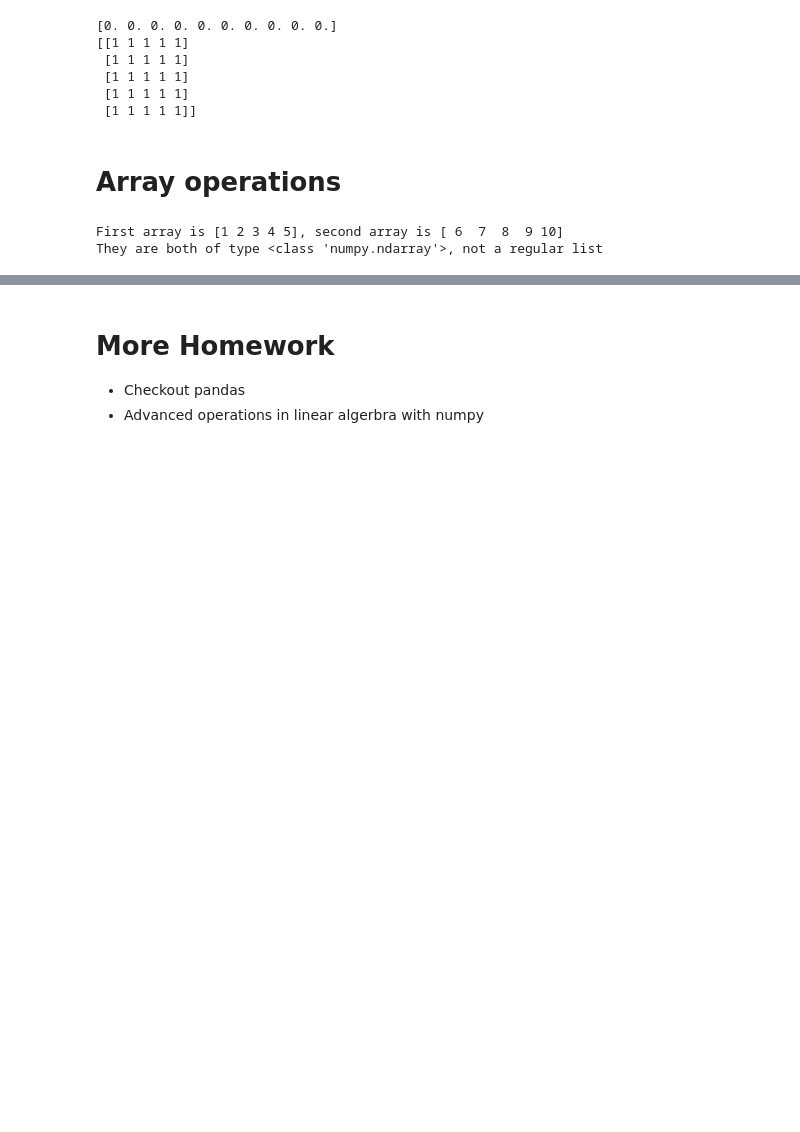
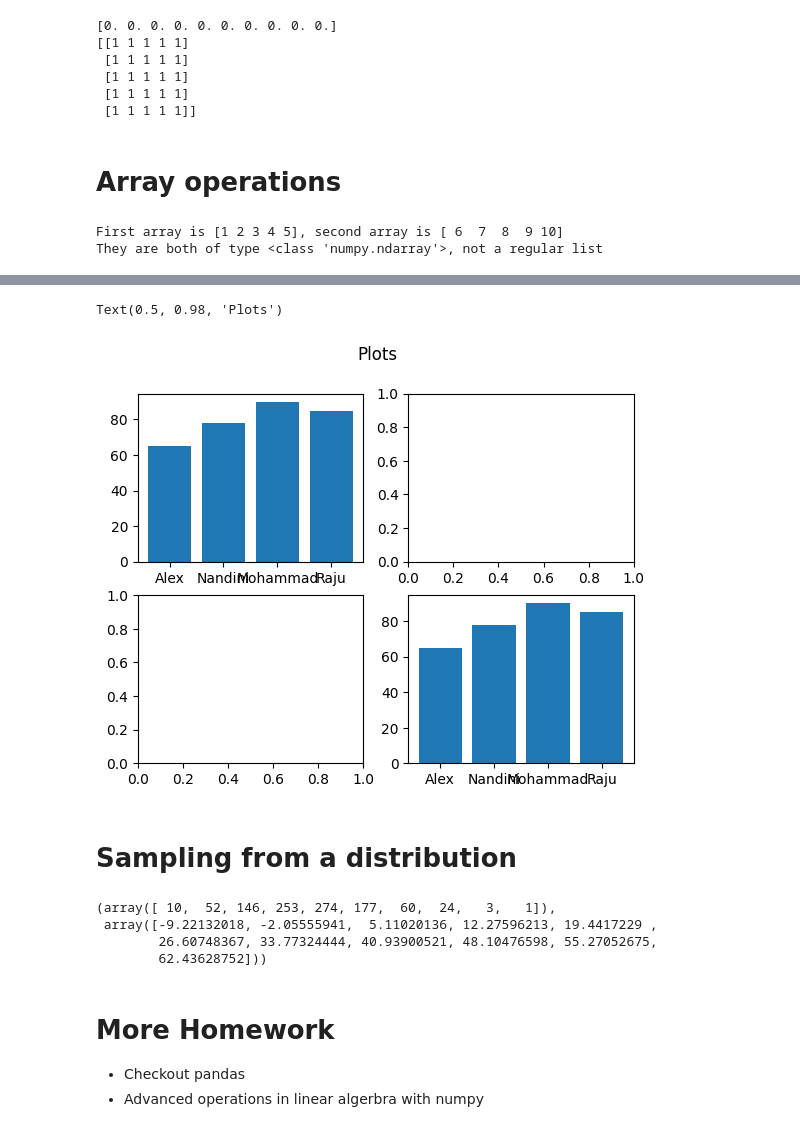
Before and after one commit to sid-sank/Computational-Statistics, a Jupyter notebook: Class_02.ipynb, the cells around one changed output, grey strips where cells are left out. Cells and saved outputs as stored; diff of their text form; code cells hidden in the pictures; blank space fills up the shorter version.

```diff
--- a/Class_02.ipynb
+++ b/Class_02.ipynb
@@ -219,3 +310,22 @@ print(sum_arr, sub_arr, mul_arr, div_arr)
+# %%
+fig, ax = plt.subplots(2,2)
+ax[0,0].bar(scores_dict.keys(), scores_dict.values())
+ax[1,1].bar(scores_dict.keys(), scores_dict.values())
+fig.suptitle("Plots")
+# %% [output]
+Text(0.5, 0.98, 'Plots')
+[figure, added]
+# %% [markdown]
+# Sampling from a distribution
+# %%
+normal_dist = np.random.normal(loc = 20, scale = 10, size = 1000)
+# plt.hist(normal_dist)
+np.histogram(normal_dist) # Returns an array of bins and their size, needs to be plotted later
+# %% [output]
+(array([ 10,  52, 146, 253, 274, 177,  60,  24,   3,   1]),
+ array([-9.22132018, -2.05555941,  5.11020136, 12.27596213, 19.4417229 ,
+        26.60748367, 33.77324444, 40.93900521, 48.10476598, 55.27052675,
+        62.43628752]))
 # %% [markdown]
 # More Homework
 - Checkout pandas
```
Also changed, not shown: parts of 15 cells of this notebook.
